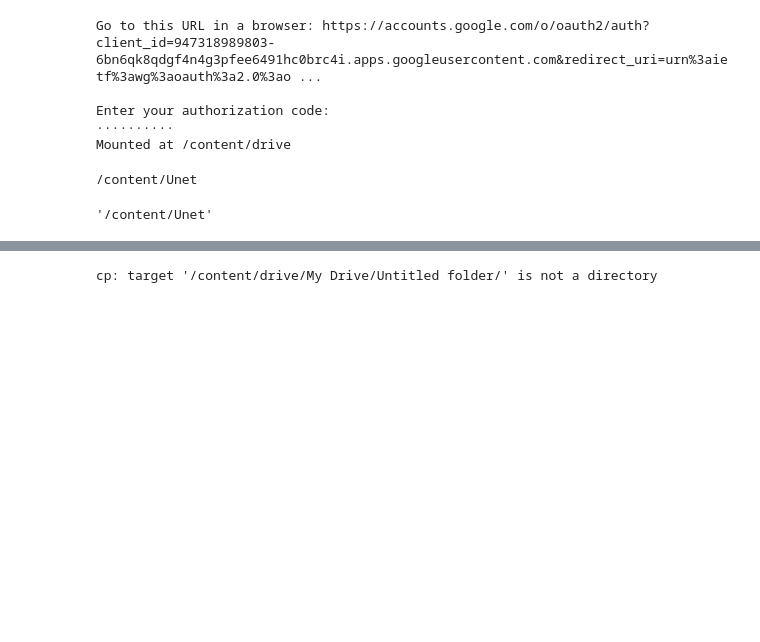
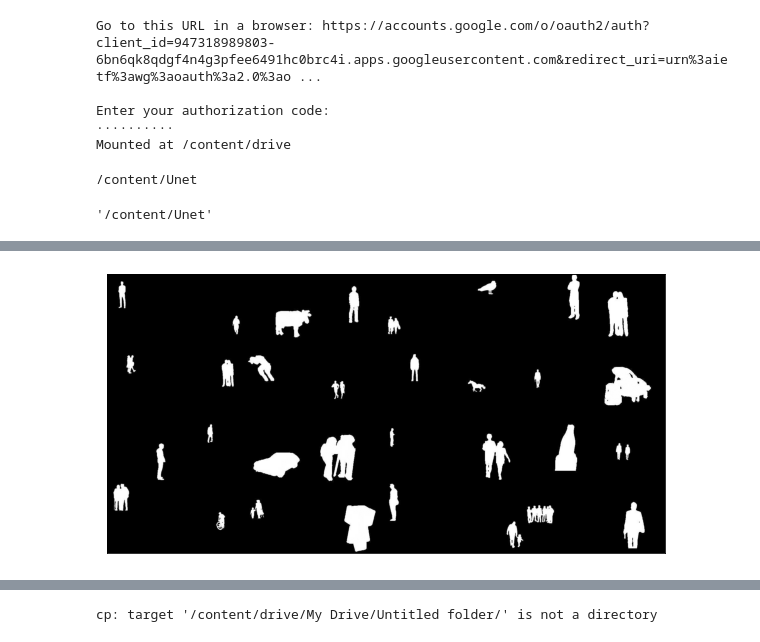
Before and after one commit to roshantac/EVA4, a Jupyter notebook: Assignment15/B/BothFinal.ipynb, the cells around one changed output, grey strips where cells are left out. Cells and saved outputs as stored; diff of their text form; code cells hidden in the pictures; blank space fills up the shorter version.

```diff
--- a/Assignment15/B/BothFinal.ipynb
+++ b/Assignment15/B/BothFinal.ipynb
@@ -90,0 +118,4 @@ print(d)
+# %%
+show(sample['mask'],nrow=8)
+# %% [output]
+[figure, added]
```
Also changed, not shown: parts of 29 cells of this notebook.
